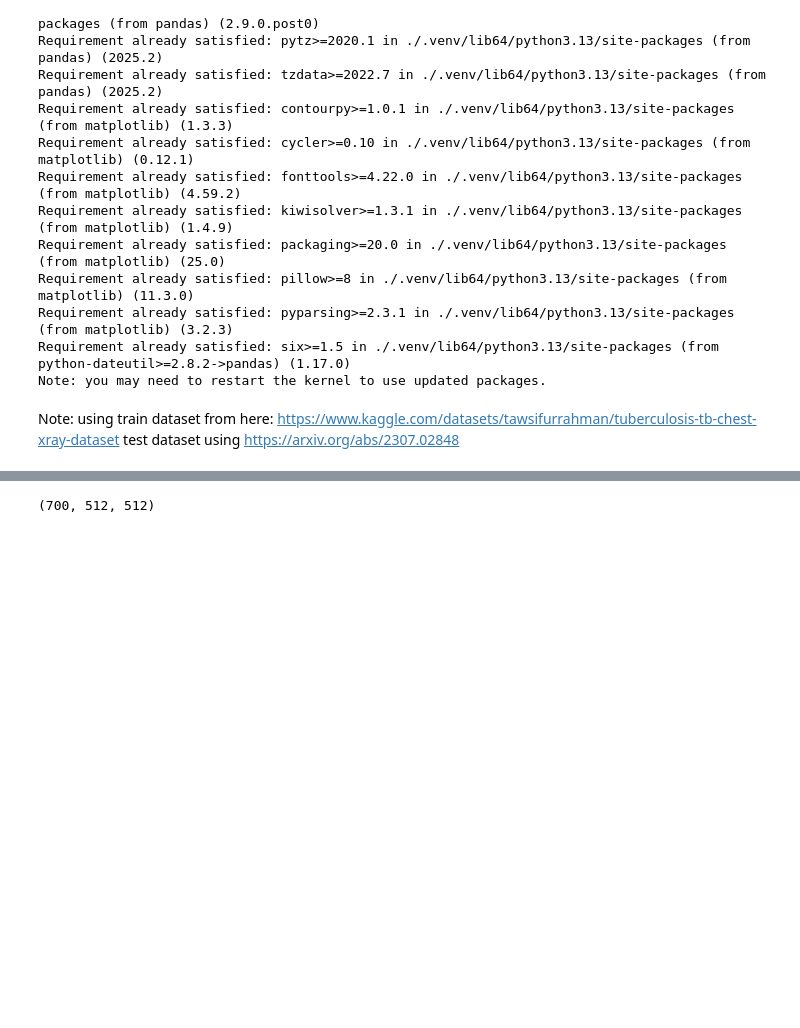
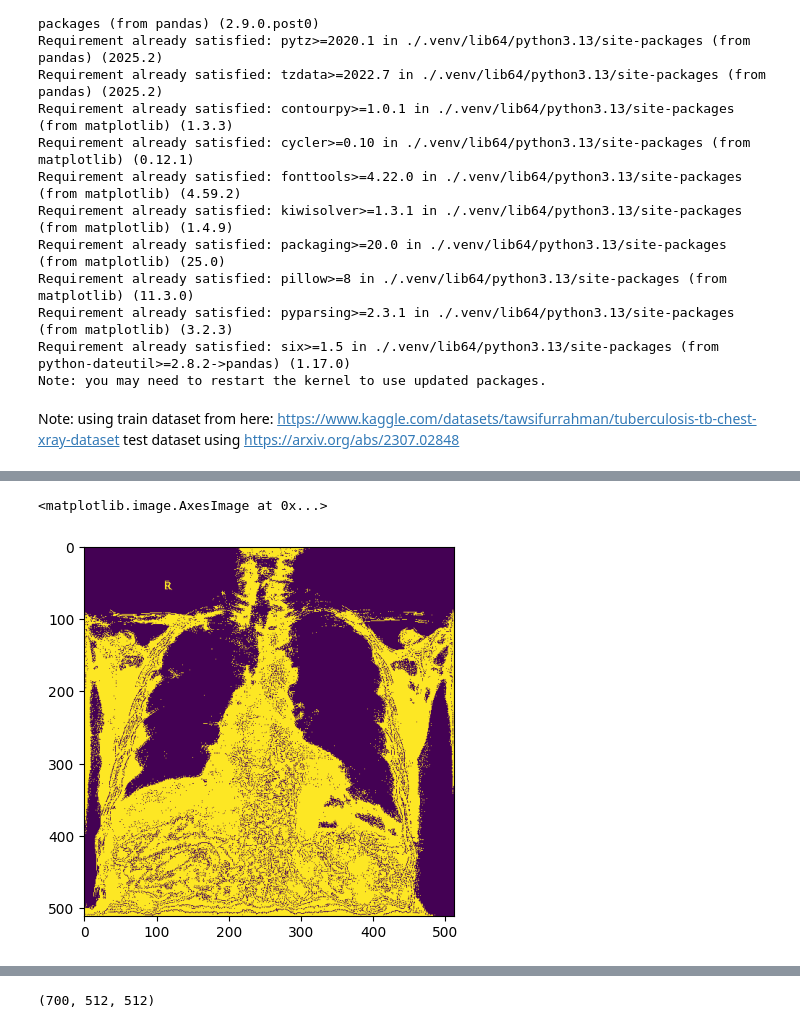
Before and after one commit to jeremia49/pacd-kelp4, a Jupyter notebook: code.ipynb, the cells around one changed output, grey strips where cells are left out. Drawn from its saved outputs; the diff is of its cells as text; code cells hidden in the pictures; blank space fills up the shorter version.

```diff
--- a/code.ipynb
+++ b/code.ipynb
@@ -75,6 +75,11 @@ pyplot.imshow(x_tb[0])
 #     pass
 # %%
 # image[y:y+h, x:x+w].copy()
+# %%
+pyplot.imshow(get_segmentation(x_tb_test[0]))
+# %% [output]
+<matplotlib.image.AxesImage at 0x...>
+[figure, added]
 # %%
 pyplot.imshow(get_segmentation(x_normal[0]))
 # %% [output]
```
Also changed, not shown: parts of 27 cells of this notebook, 2 other files.
